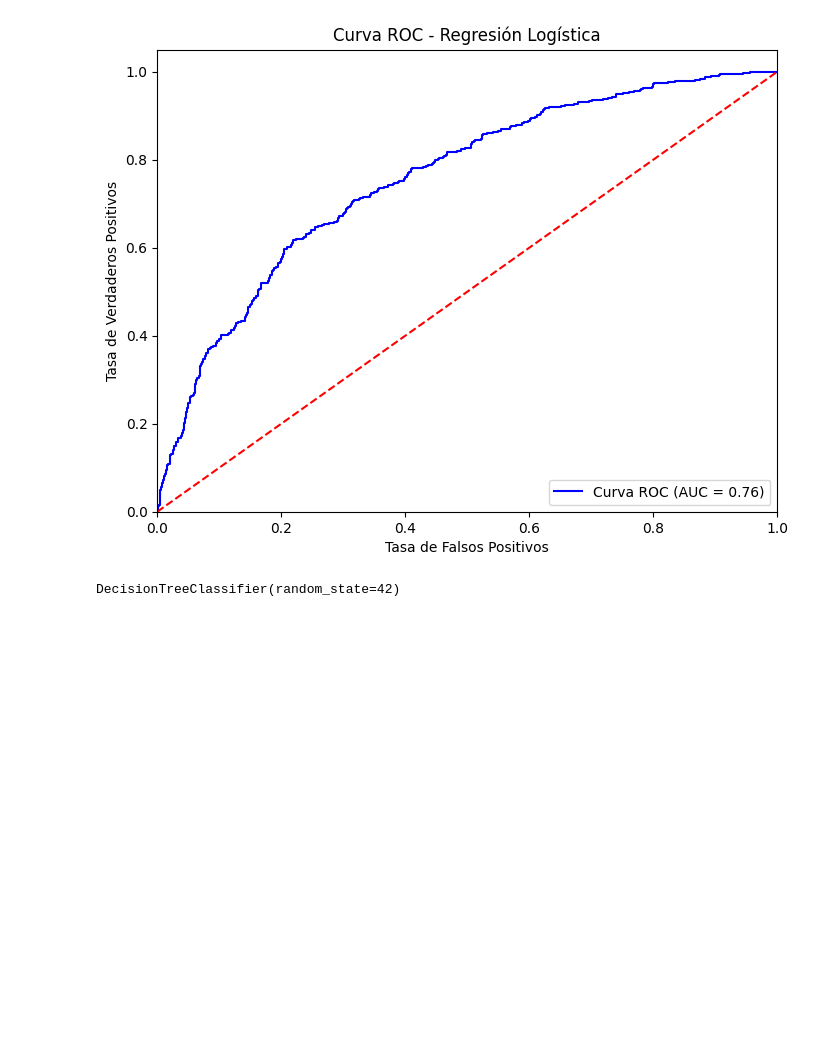
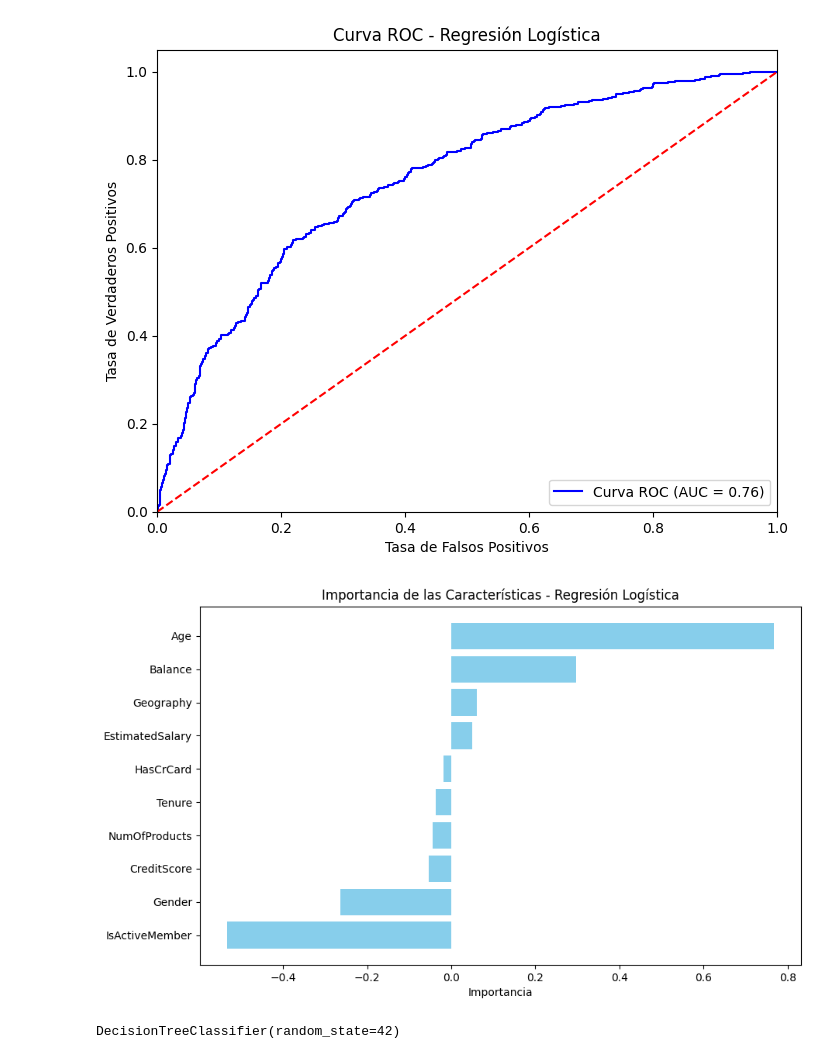
Before and after one commit to DarkinMC/CustomerChurn_Prediction_BankingSector_1AN-213_HAN_G4, a Jupyter notebook: Bank_customer_churn_pred.ipynb, the cells around one changed output. Saved outputs shown, nothing was run; the diff lists cells and outputs as text; code cells hidden in the pictures; blank space fills up the shorter version.

Commit message:
RL Importancia de Caracteristicas (#10)

```diff
--- a/Bank_customer_churn_pred.ipynb
+++ b/Bank_customer_churn_pred.ipynb
@@ -342,6 +342,20 @@ No Abandonaron       0.83      0.97      0.89      1613
 [figure]
 # %%
 #feature importances regresión logistica
+importance = rl_model.coef_[0]
+# Crear un DataFrame para las características y sus importancias
+feature_importance_df = pd.DataFrame({'Feature': df_rl_encoded.columns[:-1], 'Importance': importance})
+# Ordenar por importancia
+feature_importance_df = feature_importance_df.sort_values(by='Importance', ascending=False)
+# Graficar las importancias
+plt.figure(figsize=(10, 6))
+plt.barh(feature_importance_df['Feature'], feature_importance_df['Importance'], color='skyblue')
+plt.xlabel('Importancia')
+plt.title('Importancia de las Características - Regresión Logística')
+plt.gca().invert_yaxis()  # Invertir el eje y para mostrar la característica más importante en la parte superior
+plt.show()
+# %% [output]
+[figure, added]
 # %%
 #Decisión Tree - Gabriela
 import pandas as pd
```
